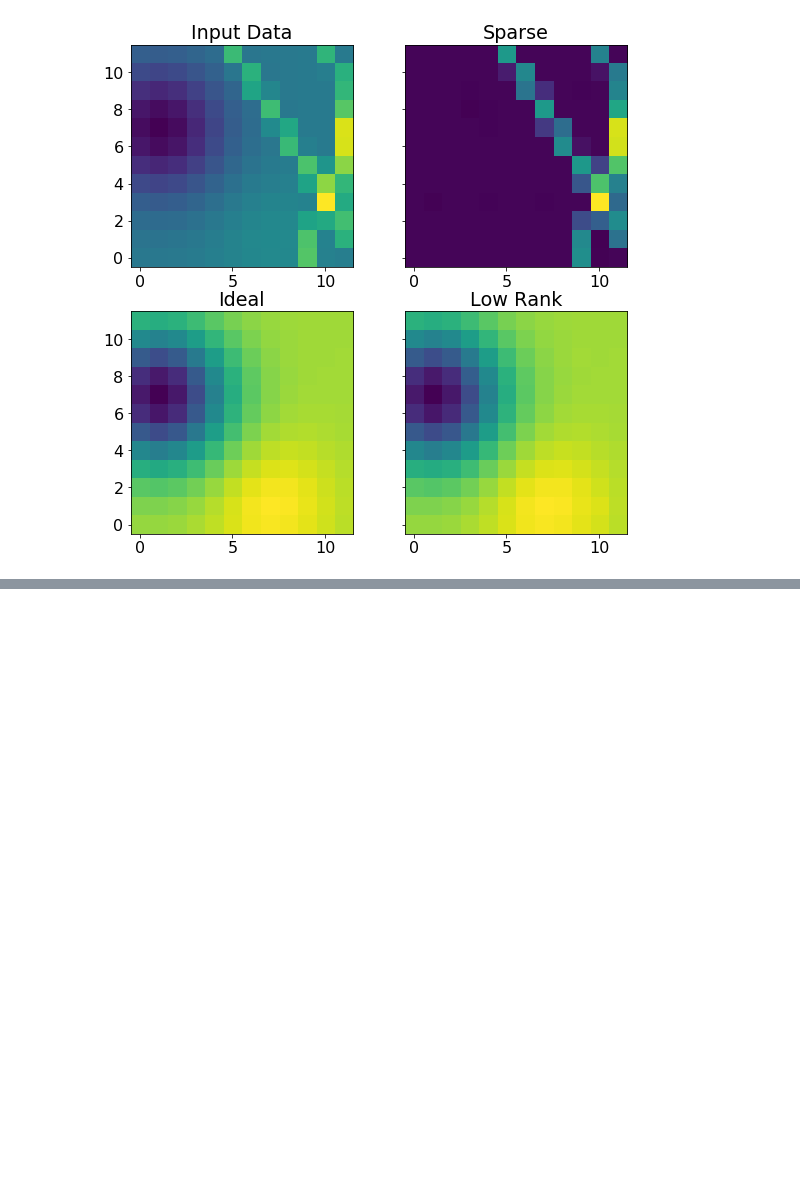
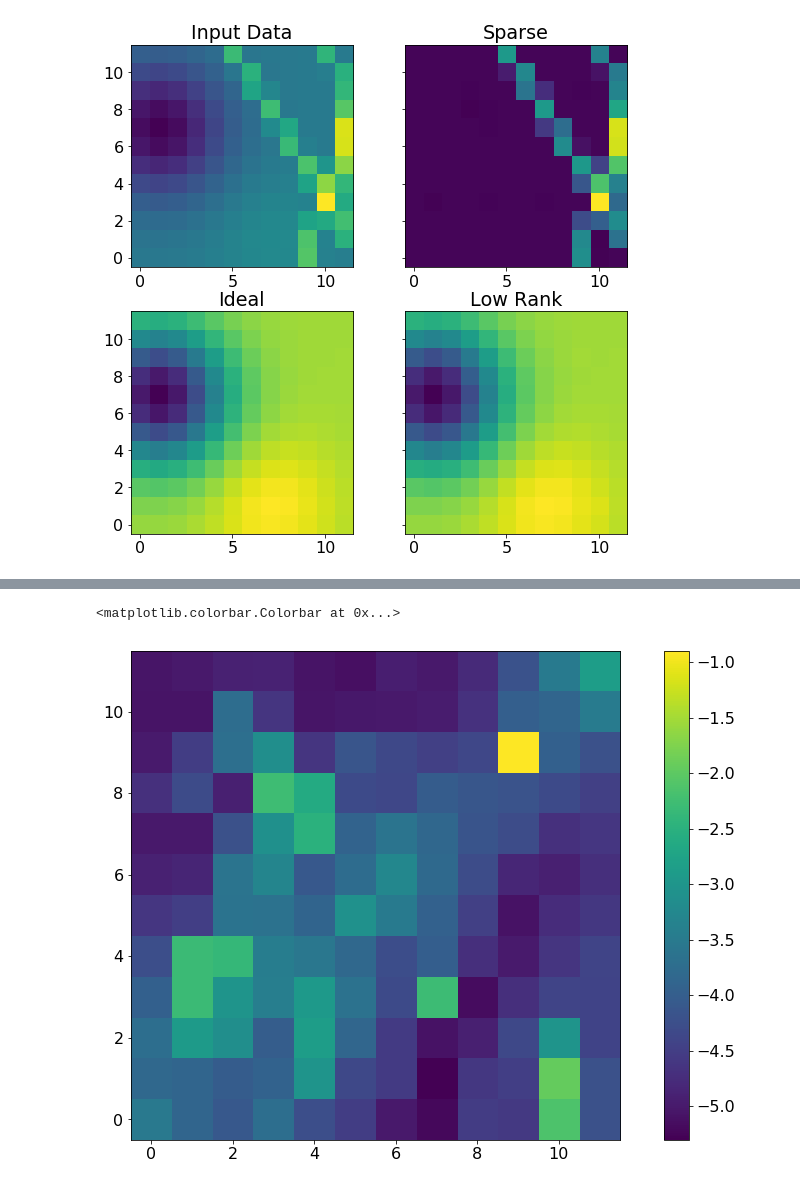
Before and after one commit to benjaminpope/cosmicpca, a Jupyter notebook: notebooks/tess_cosmics.ipynb, the cells around one changed output, grey strips where cells are left out. Cells and saved outputs as stored; diff of their text form; code cells hidden in the pictures; blank space fills up the shorter version.

```diff
--- a/notebooks/tess_cosmics.ipynb
+++ b/notebooks/tess_cosmics.ipynb
@@ -246,0 +272,8 @@ Wall time: 1min 31s
+# %%
+ad = np.abs((lowrank-dat)/dat)
+mad = np.nanmedian(ad,axis=0)
+plt.imshow(np.log10(mad))
+plt.colorbar()
+# %% [output]
+<matplotlib.colorbar.Colorbar at 0x...>
+[figure, added]
```
Also changed, not shown: parts of 3 cells of this notebook, 1 other file.
